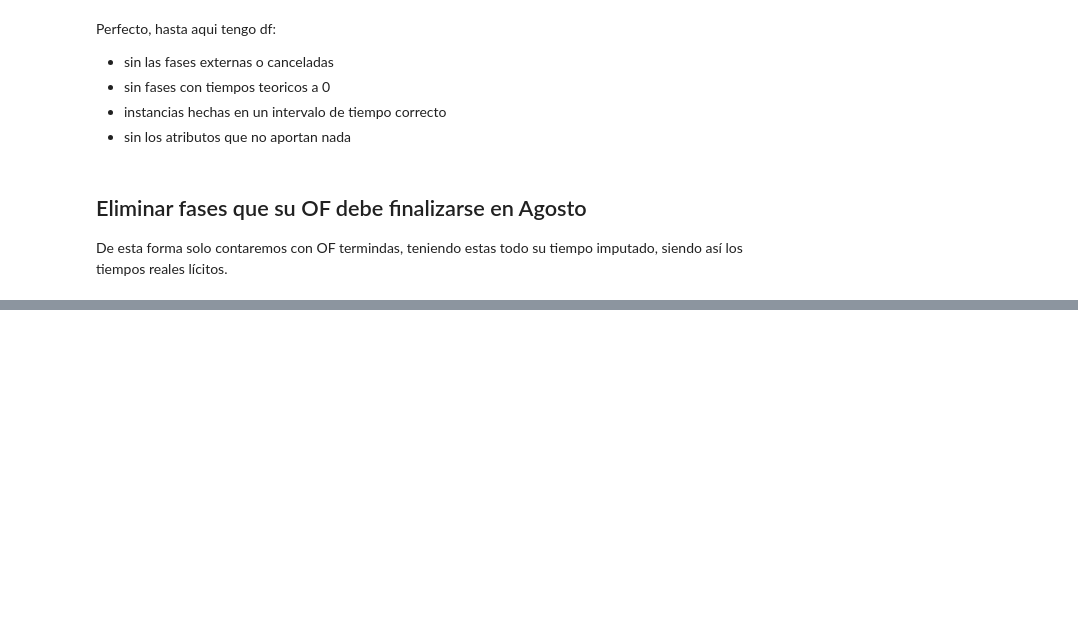
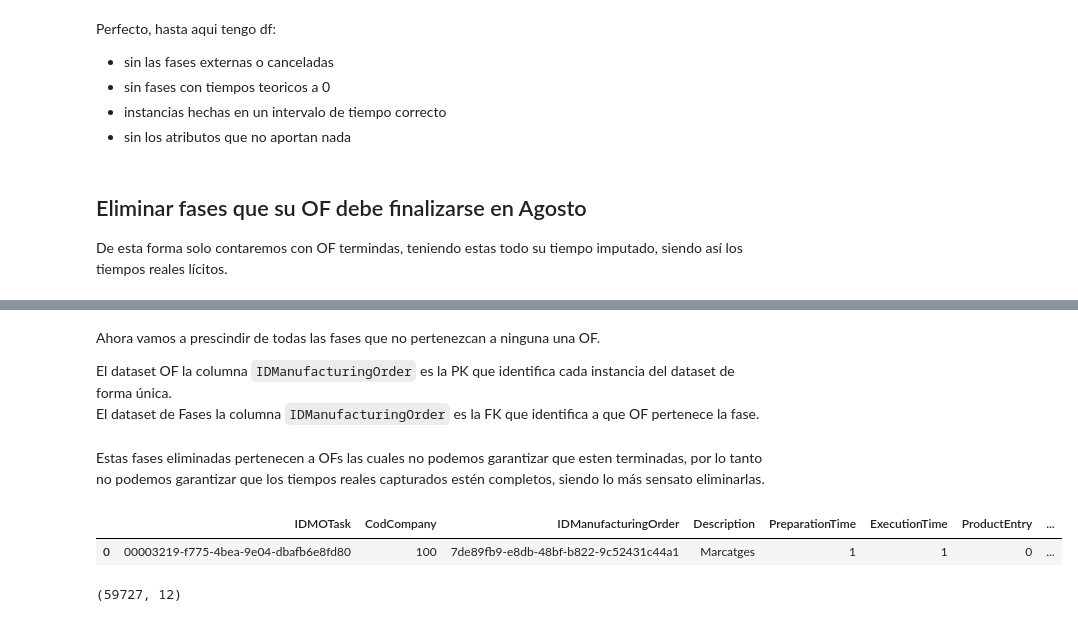
Before and after one commit to muntrans/TFM, a Jupyter notebook: Tratamiento_Datos_FASES.ipynb, the cells around one changed output, grey strips where cells are left out. Drawn from its saved outputs; the diff is of its cells as text; code cells hidden in the pictures; blank space fills up the shorter version.

```diff
--- a/Tratamiento_Datos_FASES.ipynb
+++ b/Tratamiento_Datos_FASES.ipynb
@@ -237,0 +296,14 @@ Total de OFs: 19575
+# %% [markdown]
+Ahora vamos a prescindir de todas las fases que no pertenezcan a ninguna una OF.
+
+El dataset OF la columna `IDManufacturingOrder` es la PK que identifica cada instancia del dataset de forma única.
+El dataset de Fases la columna `IDManufacturingOrder` es la FK que identifica a que OF pertenece la fase.
+# %% [markdown]
+Estas fases eliminadas pertenecen a OFs las cuales no podemos garantizar que esten terminadas, por lo tanto no podemos garantizar que los tiempos reales capturados estén completos, siendo lo más sensato eliminarlas.
+# %%
+display(df_FASE.head(1))
+print(df_FASE.shape)
+# %% [output]
+|  | IDMOTask | CodCompany | IDManufacturingOrder | Description | PreparationTime | ExecutionTime | ProductEntry | ... |
+| 0 | 00003219-f775-4bea-9e04-dbafb6e8fd80 | 100 | 7de89fb9-e8db-48bf-b822-9c52431c44a1 | Marcatges | 1 | 1 | 0 | ... |
+(59727, 12)
```
Also changed, not shown: parts of 15 cells of this notebook, 6 other files.
